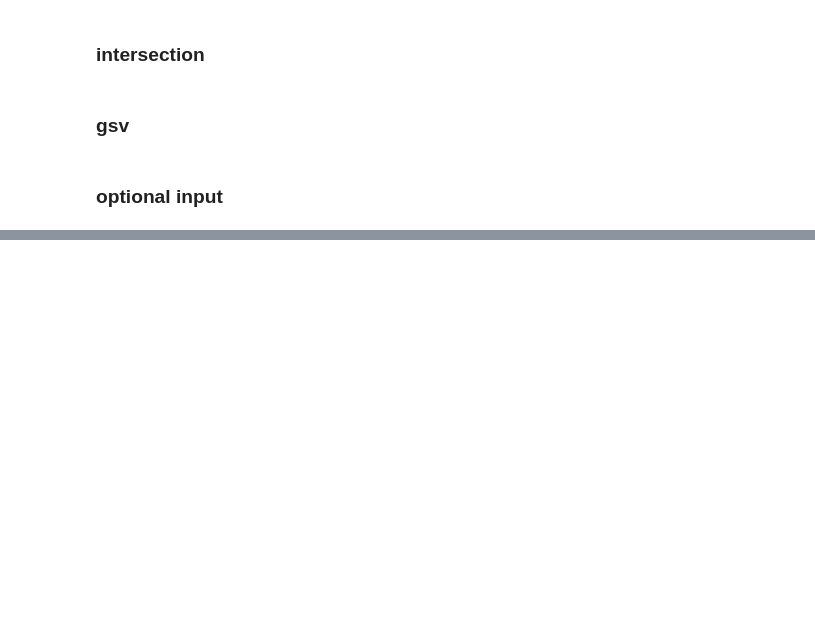
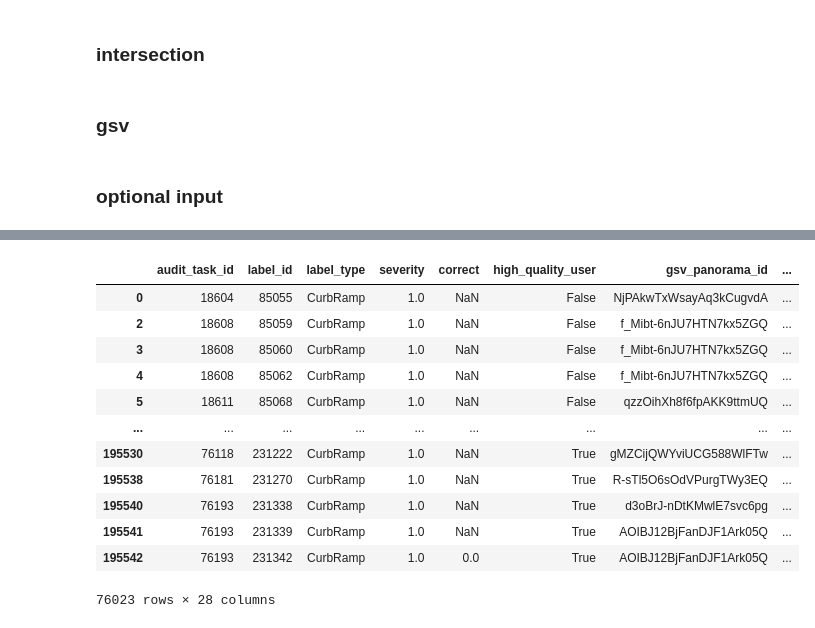
Before and after one commit to crescendochu/ML-project-sidewalk, a Jupyter notebook: seattle/LF functions.ipynb, the cells around one changed output, grey strips where cells are left out. Cells and saved outputs as stored; diff of their text form; code cells hidden in the pictures; blank space fills up the shorter version.

```diff
--- a/seattle/LF functions.ipynb
+++ b/seattle/LF functions.ipynb
@@ -180,0 +205,16 @@ Label Model Accuracy:     47.1%
+# %%
+df_train
+# %% [output]
+|  | audit_task_id | label_id | label_type | severity | correct | high_quality_user | gsv_panorama_id | ... |
+| 0 | 18604 | 85055 | CurbRamp | 1.0 | NaN | False | NjPAkwTxWsayAq3kCugvdA | ... |
+| 2 | 18608 | 85059 | CurbRamp | 1.0 | NaN | False | f_Mibt-6nJU7HTN7kx5ZGQ | ... |
+| 3 | 18608 | 85060 | CurbRamp | 1.0 | NaN | False | f_Mibt-6nJU7HTN7kx5ZGQ | ... |
+| 4 | 18608 | 85062 | CurbRamp | 1.0 | NaN | False | f_Mibt-6nJU7HTN7kx5ZGQ | ... |
+| 5 | 18611 | 85068 | CurbRamp | 1.0 | NaN | False | qzzOihXh8f6fpAKK9ttmUQ | ... |
+| ... | ... | ... | ... | ... | ... | ... | ... | ... |
+| 195530 | 76118 | 231222 | CurbRamp | 1.0 | NaN | True | gMZCijQWYviUCG588WlFTw | ... |
+| 195538 | 76181 | 231270 | CurbRamp | 1.0 | NaN | True | R-sTl5O6sOdVPurgTWy3EQ | ... |
+| 195540 | 76193 | 231338 | CurbRamp | 1.0 | NaN | True | d3oBrJ-nDtKMwlE7svc6pg | ... |
+| 195541 | 76193 | 231339 | CurbRamp | 1.0 | NaN | True | AOIBJ12BjFanDJF1Ark05Q | ... |
+| 195542 | 76193 | 231342 | CurbRamp | 1.0 | 0.0 | True | AOIBJ12BjFanDJF1Ark05Q | ... |
+76023 rows × 28 columns
```
Also changed, not shown: parts of 11 cells of this notebook, 2 other files.
